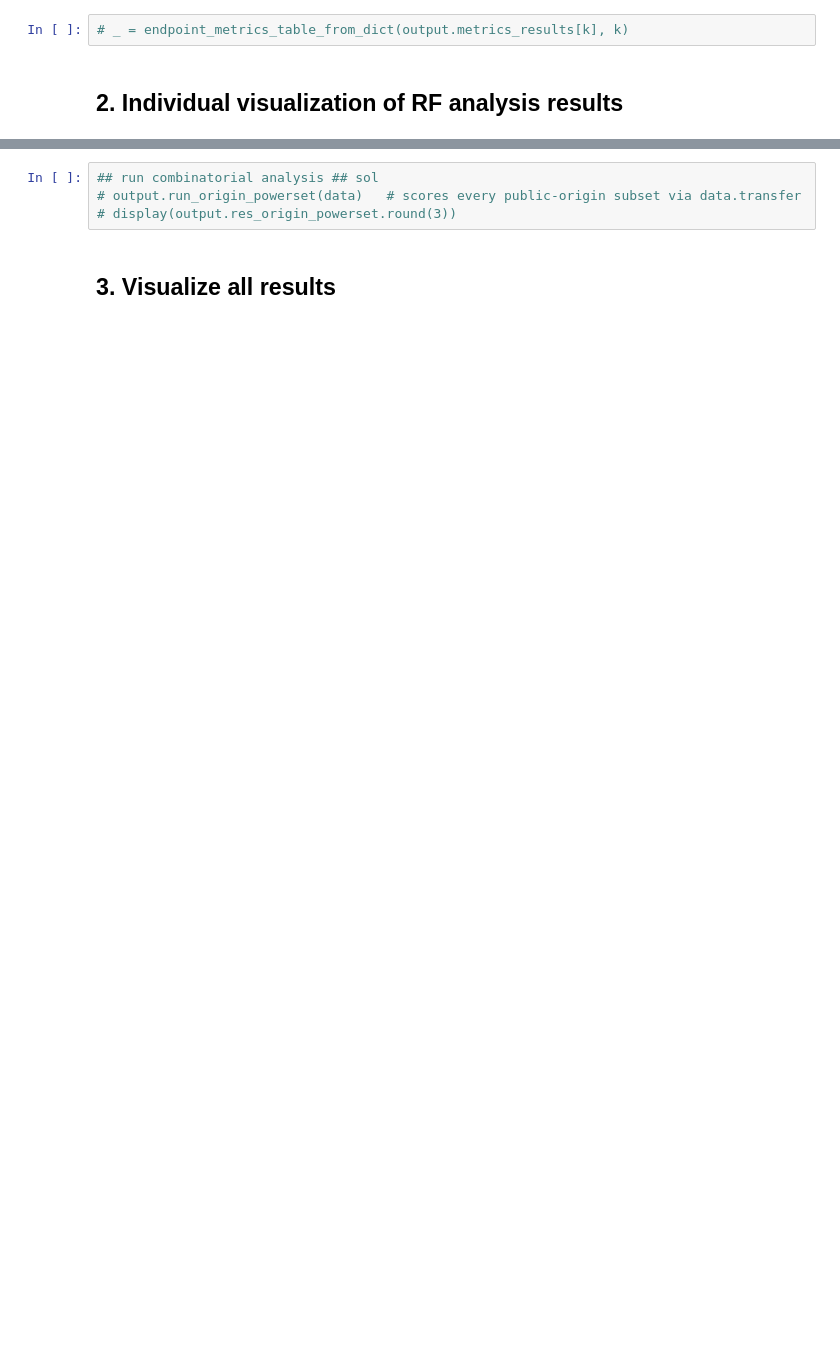
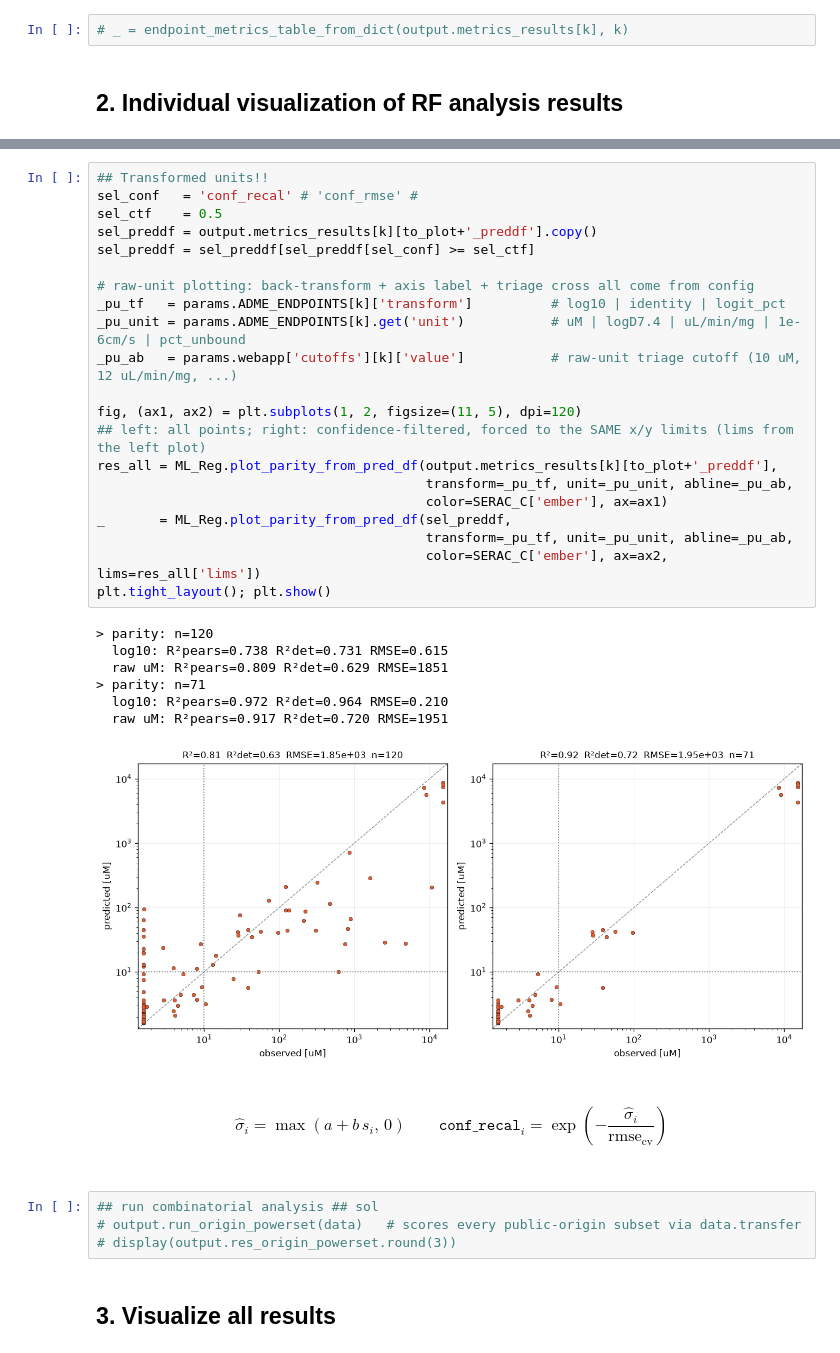
Before and after one commit to gtamo39/ADME_ML, a Jupyter notebook: vignettes/Multitask_adme_preds.ipynb, the cells around one changed output, grey strips where cells are left out. Saved outputs shown, nothing was run; the diff lists cells and outputs as text; blank space fills up the shorter version.

```diff
--- a/vignettes/Multitask_adme_preds.ipynb
+++ b/vignettes/Multitask_adme_preds.ipynb
@@ -335,3 +335,40 @@ plt.tight_layout(); plt.show()
+# %%
+## Transformed units!!
+sel_conf   = 'conf_recal' # 'conf_rmse' #
+sel_ctf    = 0.5
+sel_preddf = output.metrics_results[k][to_plot+'_preddf'].copy()
+sel_preddf = sel_preddf[sel_preddf[sel_conf] >= sel_ctf]
+
+# raw-unit plotting: back-transform + axis label + triage cross all come from config
+_pu_tf   = params.ADME_ENDPOINTS[k]['transform']          # log10 | identity | logit_pct
+_pu_unit = params.ADME_ENDPOINTS[k].get('unit')           # uM | logD7.4 | uL/min/mg | 1e-6cm/s | pct_unbound
+_pu_ab   = params.webapp['cutoffs'][k]['value']           # raw-unit triage cutoff (10 uM, 12 uL/min/mg, ...)
+
+fig, (ax1, ax2) = plt.subplots(1, 2, figsize=(11, 5), dpi=120)
+## left: all points; right: confidence-filtered, forced to the SAME x/y limits (lims from the left plot)
+res_all = ML_Reg.plot_parity_from_pred_df(output.metrics_results[k][to_plot+'_preddf'],
+                                          transform=_pu_tf, unit=_pu_unit, abline=_pu_ab,
+                                          color=SERAC_C['ember'], ax=ax1)
+_       = ML_Reg.plot_parity_from_pred_df(sel_preddf,
+                                          transform=_pu_tf, unit=_pu_unit, abline=_pu_ab,
+                                          color=SERAC_C['ember'], ax=ax2, lims=res_all['lims'])
+plt.tight_layout(); plt.show()
+# %% [output]
+> parity: n=120
+  log10: R²pears=0.738 R²det=0.731 RMSE=0.615
+  raw uM: R²pears=0.809 R²det=0.629 RMSE=1851
+> parity: n=71
+  log10: R²pears=0.972 R²det=0.964 RMSE=0.210
+  raw uM: R²pears=0.917 R²det=0.720 RMSE=1951
+[figure, added]
+# %% [markdown]
+<div style="background:#ffffff; color:#000000; padding:14px 18px; border-radius:6px; display:inline-block">
+
+$$\hat\sigma_i = \max(a + b\,s_i,\, 0)
+\qquad
+\texttt{conf\_recal}_i = \exp\!\left(-\frac{\hat\sigma_i}{\text{rmse}_{\text{cv}}}\right)$$
+
+</div>
 # %%
 ## run combinatorial analysis ## sol
 # output.run_origin_powerset(data)   # scores every public-origin subset via data.transfer
```
Also changed, not shown: parts of 17 cells of this notebook, 10 other files.
